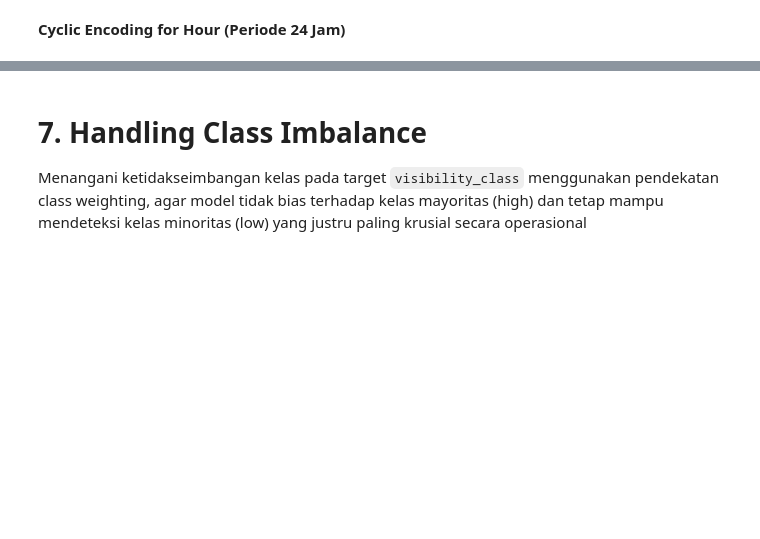
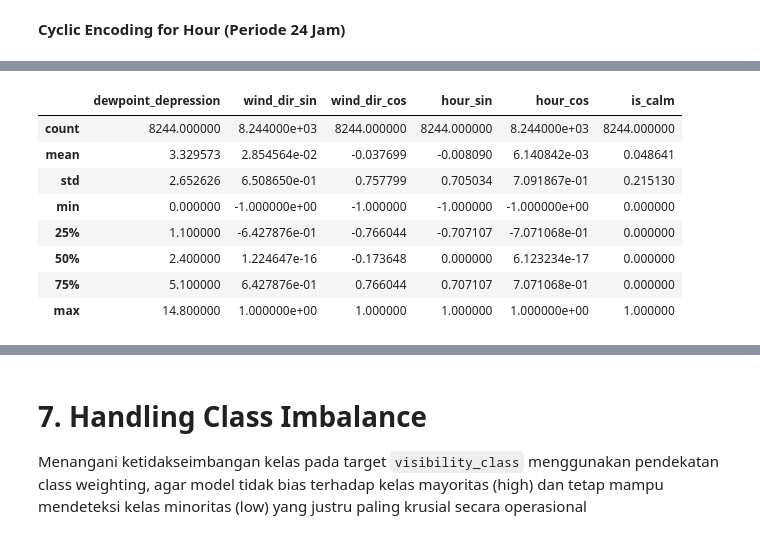
Before and after one commit to sirly82/visibility-project, a Jupyter notebook: visibility_phenomenon_classification_2025.ipynb, the cells around one changed output, grey strips where cells are left out. Saved outputs shown, nothing was run; the diff lists cells and outputs as text; code cells hidden in the pictures; blank space fills up the shorter version.

```diff
--- a/visibility_phenomenon_classification_2025.ipynb
+++ b/visibility_phenomenon_classification_2025.ipynb
@@ -1137,0 +1074,3 @@ Baris yang didrop:  0.07 %
+# %%
+engineered_features = ['dewpoint_depression', 'wind_dir_sin', 'wind_dir_cos', 'hour_sin', 'hour_cos', 'is_calm']
+clean_df[engineered_features].isna().sum()
@@ -1137,0 +1085,12 @@ Baris yang didrop:  0.07 %
+# %%
+clean_df[engineered_features].describe()
+# %% [output]
+|  | dewpoint_depression | wind_dir_sin | wind_dir_cos | hour_sin | hour_cos | is_calm |
+| count | 8244.000000 | 8.244000e+03 | 8244.000000 | 8244.000000 | 8.244000e+03 | 8244.000000 |
+| mean | 3.329573 | 2.854564e-02 | -0.037699 | -0.008090 | 6.140842e-03 | 0.048641 |
+| std | 2.652626 | 6.508650e-01 | 0.757799 | 0.705034 | 7.091867e-01 | 0.215130 |
+| min | 0.000000 | -1.000000e+00 | -1.000000 | -1.000000 | -1.000000e+00 | 0.000000 |
+| 25% | 1.100000 | -6.427876e-01 | -0.766044 | -0.707107 | -7.071068e-01 | 0.000000 |
+| 50% | 2.400000 | 1.224647e-16 | -0.173648 | 0.000000 | 6.123234e-17 | 0.000000 |
+| 75% | 5.100000 | 6.427876e-01 | 0.766044 | 0.707107 | 7.071068e-01 | 0.000000 |
+| max | 14.800000 | 1.000000e+00 | 1.000000 | 1.000000 | 1.000000e+00 | 1.000000 |
```
Also changed, not shown: parts of 85 cells of this notebook.
